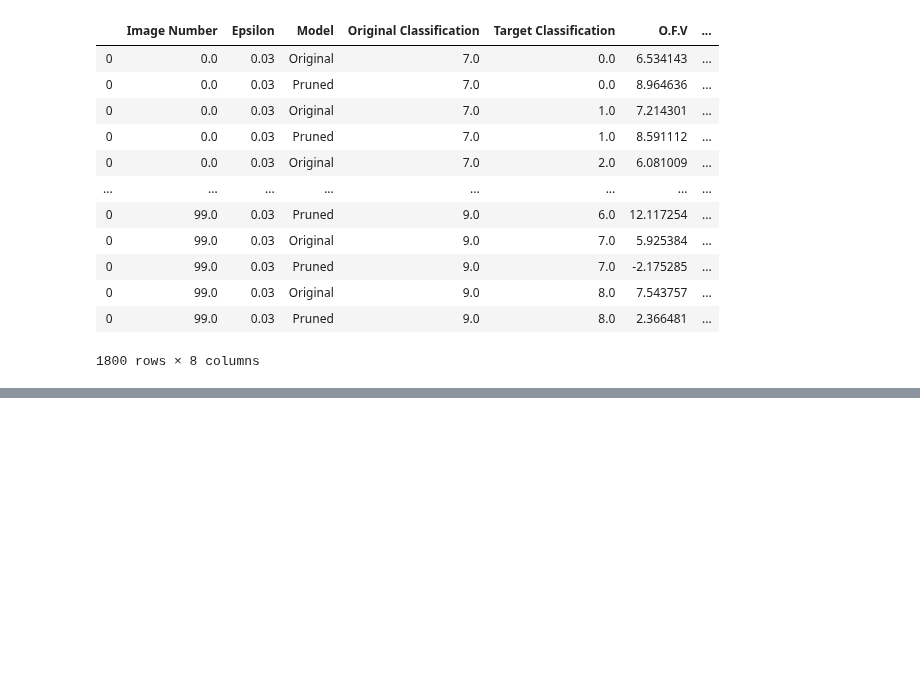
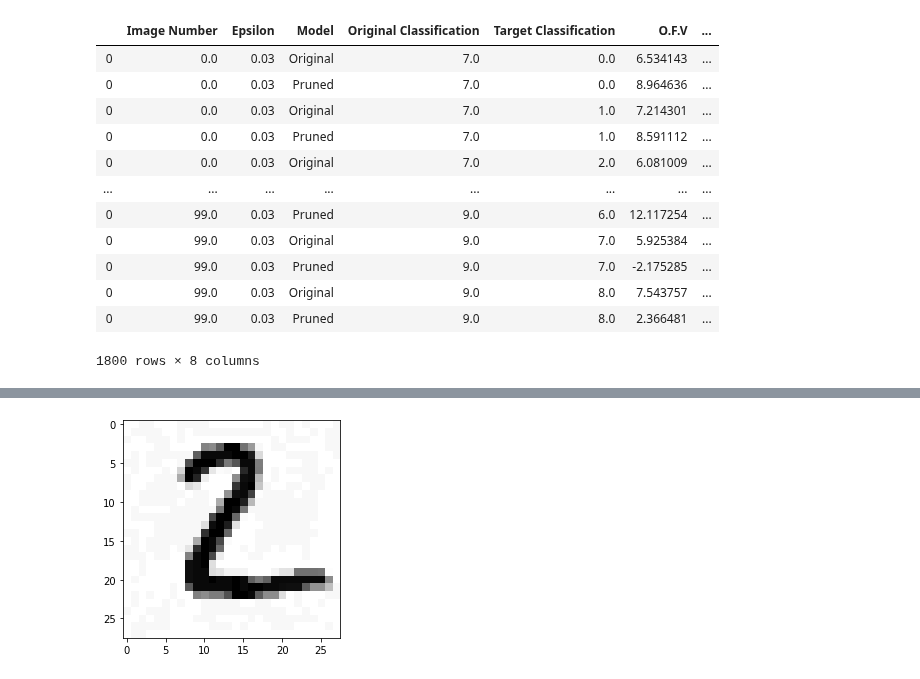
Before and after one commit to pherber3/DLDO-Project, a Jupyter notebook: Project copy/Notebook/DLDO Project.ipynb, the cells around one changed output, grey strips where cells are left out. Cells and saved outputs as stored; diff of their text form; code cells hidden in the pictures; blank space fills up the shorter version.

```diff
--- a/Project copy/Notebook/DLDO Project.ipynb
+++ b/Project copy/Notebook/DLDO Project.ipynb
@@ -537,0 +546,5 @@ df.to_pickle('df.pickle')
+# %%
+# Example of plotting an adversarial image from the dataframe
+plt.imshow(1-df['Adversarial Image'].iloc[18*im_num + target_label].reshape(28,28), cmap='gray');
+# %% [output]
+[figure, added]
```
Also changed, not shown: parts of 3 cells of this notebook.
